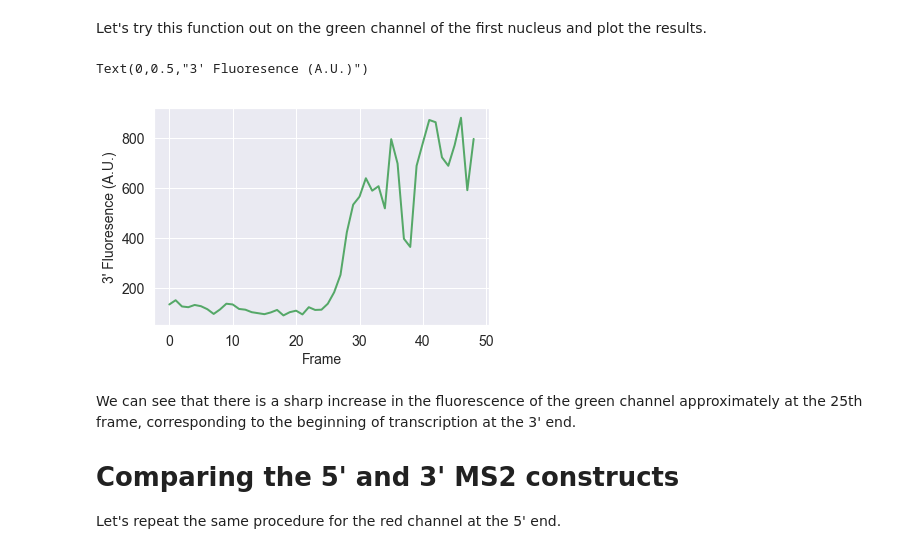
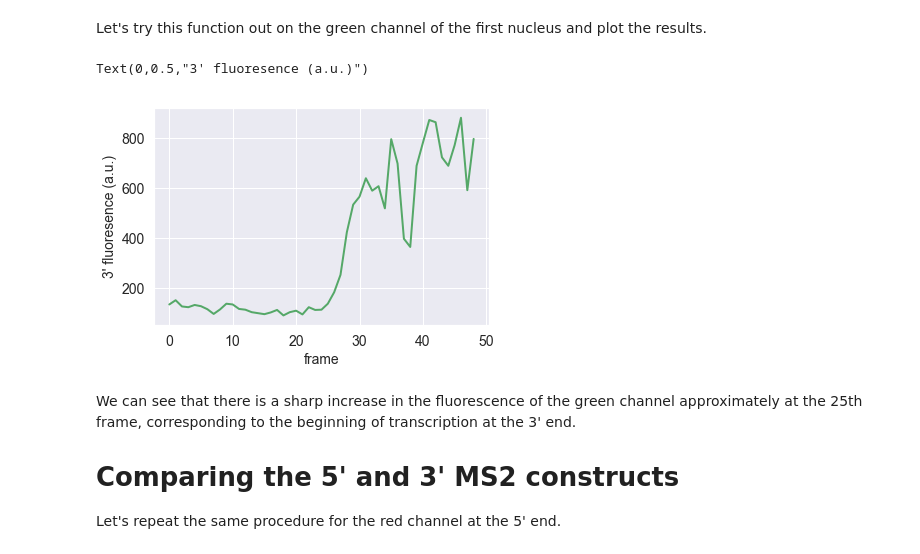
Before and after one commit to RPGroup-PBoC/be262, a Jupyter notebook: code/fly_elongation_rate.ipynb, the cells around one changed output. Saved outputs shown, nothing was run; the diff lists cells and outputs as text; code cells hidden in the pictures.

```diff
--- a/code/fly_elongation_rate.ipynb
+++ b/code/fly_elongation_rate.ipynb
@@ -77,17 +77,17 @@ Let's try this function out on the green channel of the first nucleus and plot t
 # %%
 # colelct file names for nucleus 1 in the green channel
 green1_names = sorted(glob.glob('./data/MS2_nuclei/nuc1/green*.tif'))
 
 # call our function to caculate the spot intensity
 green1_int = spot_intensity(green1_names)
 
 # plot the results
 plt.plot(green1_int, color = 'g')
-plt.xlabel('Frame')
-plt.ylabel('3\' Fluoresence (A.U.)')
+plt.xlabel('frame')
+plt.ylabel('3\' fluoresence (a.u.)')
 # %% [output]
-Text(0,0.5,"3' Fluoresence (A.U.)")
+Text(0,0.5,"3' fluoresence (a.u.)")
-[figure, old version]
+[figure, new version]
 # %% [markdown]
 We can see that there is a sharp increase in the fluorescence of the green channel approximately at the 25th frame, corresponding to the beginning of transcription at the 3' end.
 
```
Also changed, not shown: parts of 7 cells of this notebook, 3 other files.
